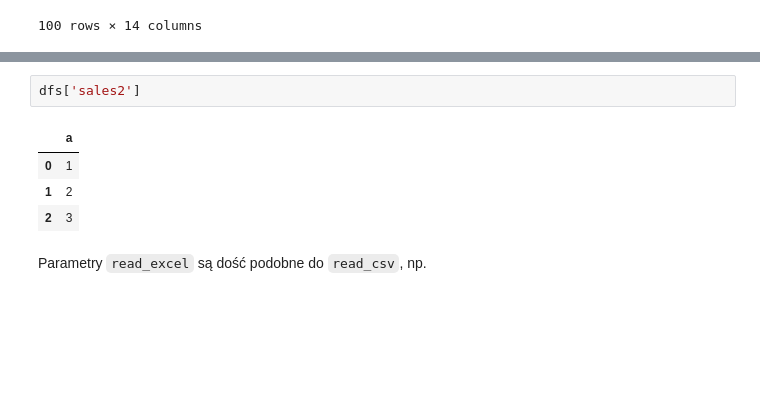
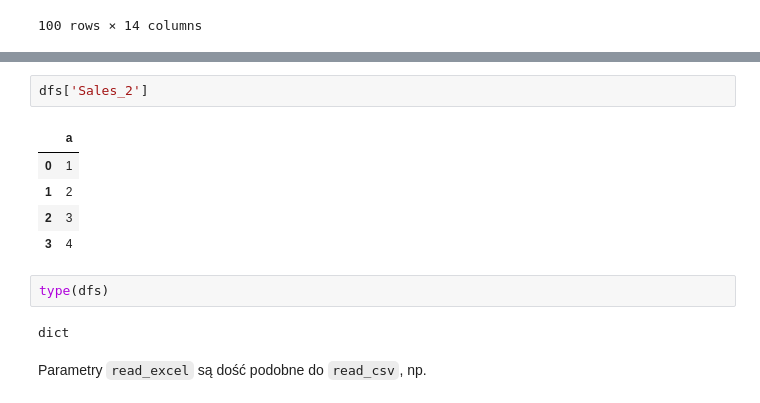
Before and after one commit to mkwkomorowski/pierwszy-projekt, a Jupyter notebook: 3_10_pandas_csv.ipynb, the cells around one changed output, grey strips where cells are left out. Drawn from its saved outputs; the diff is of its cells as text; blank space fills up the shorter version.

```diff
--- a/3_10_pandas_csv.ipynb
+++ b/3_10_pandas_csv.ipynb
@@ -238,10 +280,15 @@ list(dfs.keys())
 # %%
-dfs['sales2']
+dfs['Sales_2']
 # %% [output]
 |  | a |
 | 0 | 1 |
 | 1 | 2 |
 | 2 | 3 |
+| 3 | 4 |
+# %%
+type(dfs)
+# %% [output]
+dict
 # %% [markdown]
 Parametry `read_excel` są dość podobne do `read_csv`, np.
 # %%
```
Also changed, not shown: parts of 10 cells of this notebook, 8 other files.
